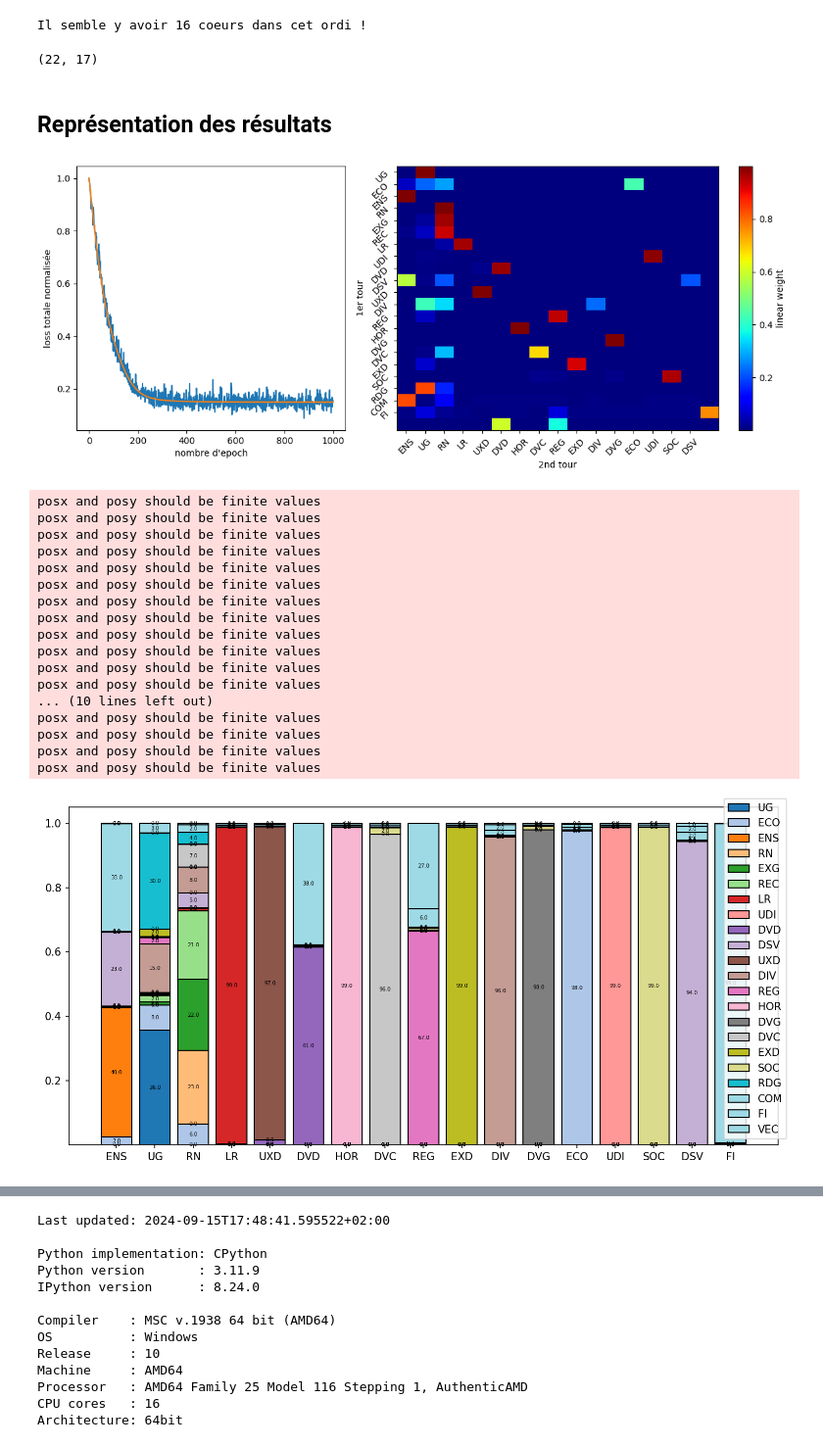
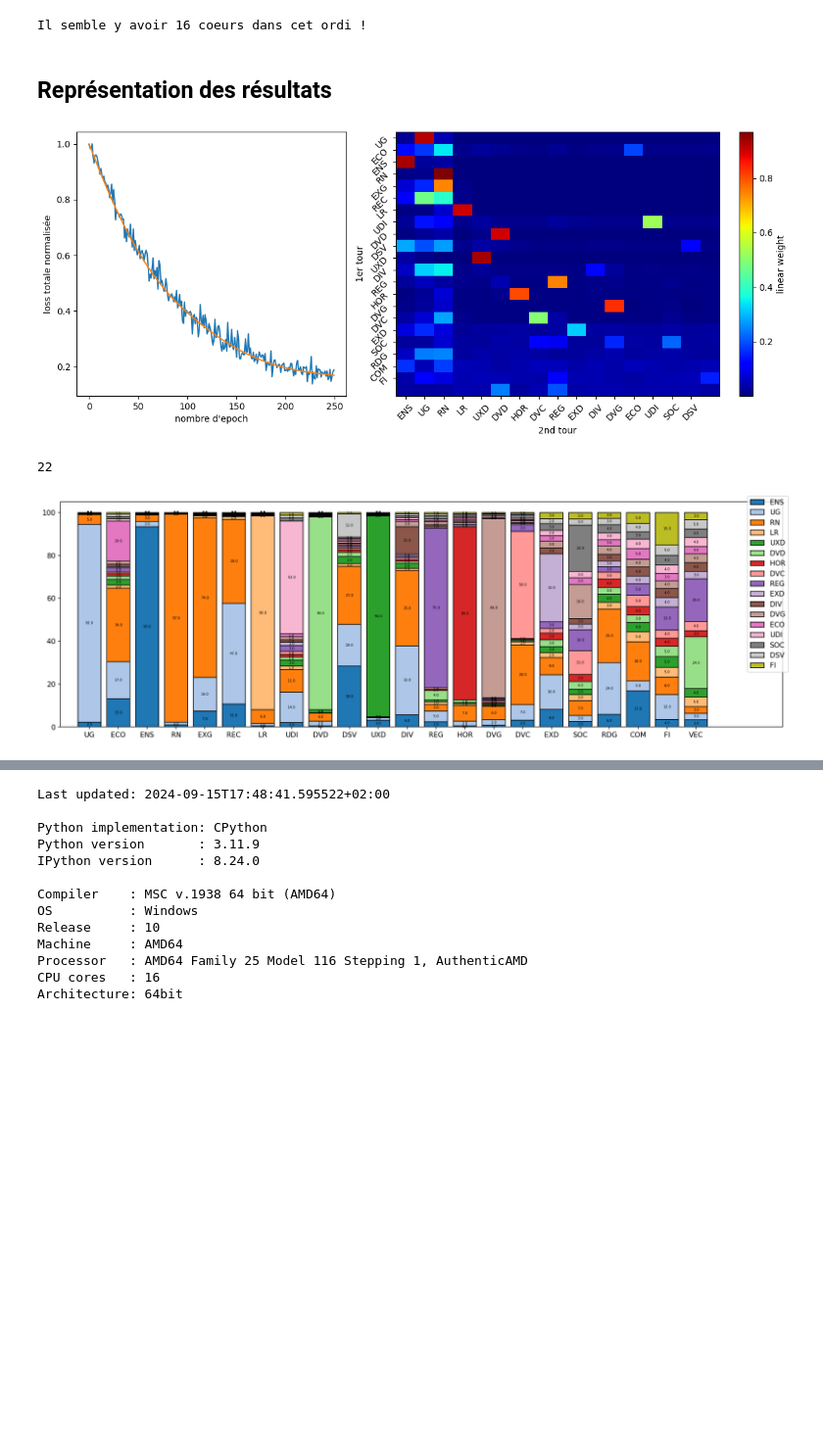
Before and after one commit to alexandre-laine/Pipeline_Elections_Legislatives, a Jupyter notebook: main/Ca_Modelisation_Transfert_Voix.ipynb, the cells around one changed output, grey strips where cells are left out. Shown at 98% size. Cells and saved outputs as stored; diff of their text form; code cells hidden in the pictures; blank space fills up the shorter version.

Commit message:
modif graphiques

```diff
--- a/main/Ca_Modelisation_Transfert_Voix.ipynb
+++ b/main/Ca_Modelisation_Transfert_Voix.ipynb
@@ -150,7 +150,7 @@ def fit_data(
 ## Entrainement du modèle
 # %%
 batch_size = 2**5
-num_epochs = 1_000
+num_epochs = 250
 lr = 1e-5
 # %%
 trans, losses_train, losses_test, pred, test = fit_data(
@@ -163,10 +163,6 @@ trans, losses_train, losses_test, pred, test = fit_data(
 )
 # %% [output]
 Il semble y avoir 16 coeurs dans cet ordi !
-# %%
-torch.softmax(trans.lin.weight, axis=1).cpu().detach().numpy().shape
-# %% [output]
-(22, 17)
 # %%
 # # Path pour l'enregistrement des données
 # results_path = os.path.join(prm.cwd, "results")
@@ -236,58 +232,45 @@ ax[1].set_ylabel("1er tour")
 plt.tight_layout()
 plt.show()
 # %% [output]
-[figure, old version]
+[figure, new version]
 # %%
-report_norm = torch.softmax(trans.lin.weight, axis=1).cpu().detach().numpy() / torch.softmax(trans.lin.weight, axis=1).cpu().detach().numpy().sum(axis=0)
+report = torch.softmax(trans.lin.weight, axis=1).cpu().detach().numpy() * 100
 cmap = prm.cm.tab20
+# %%
+df_1f.shape[-1]-1
+# %% [output]
+22
 # %%
 fig,ax = plt.subplots(
     ncols=1,
     nrows=1,
-    figsize=(10,5),
+    figsize=(15,5),
     dpi=150
 )
 
-for i in range(df_1f.shape[-1]-1):
+for i in range(df_2f.shape[-1]-1):
 
     b = ax.bar(
-        df_2f.keys()[:-1],
-        height=report_norm[i,:],
-        bottom=report_norm[:i,:].sum(axis=0),
-        label=df_1f.keys()[i],
+        df_1f.keys()[:-1],
+        height=report[:,i],
+        bottom=report[:,:i].sum(axis=1),
+        label=df_2f.keys()[i],
         color=cmap(i),
         edgecolor="black",
         linewidth=1
     )
     ax.bar_label(
         b,
-        np.round(report_norm[i,:]*100),
+        np.round(report[:,i]),
         label_type="center",
         size=5
     )
-
+ax.set_xlim(-1, 24)
 fig.legend()
 plt.tight_layout()
 plt.show()
 # %% [output]
-posx and posy should be finite values
-posx and posy should be finite values
-posx and posy should be finite values
-posx and posy should be finite values
-posx and posy should be finite values
-posx and posy should be finite values
-posx and posy should be finite values
-posx and posy should be finite values
-posx and posy should be finite values
-posx and posy should be finite values
-posx and posy should be finite values
-posx and posy should be finite values
-... (10 lines left out)
-posx and posy should be finite values
-posx and posy should be finite values
-posx and posy should be finite values
-posx and posy should be finite values
-[figure, old version]
+[figure, new version]
 # %%
 fig, ax = plt.subplots(
     nrows=2,
```
Also changed, not shown: parts of 1 cell of this notebook, 19 other files.
